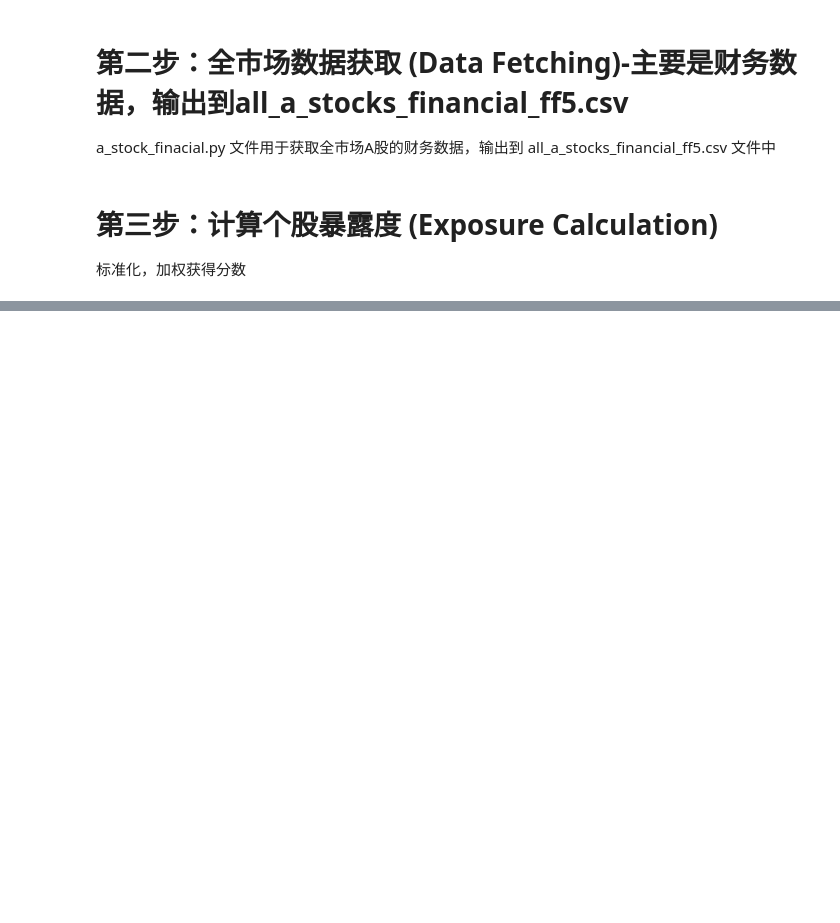
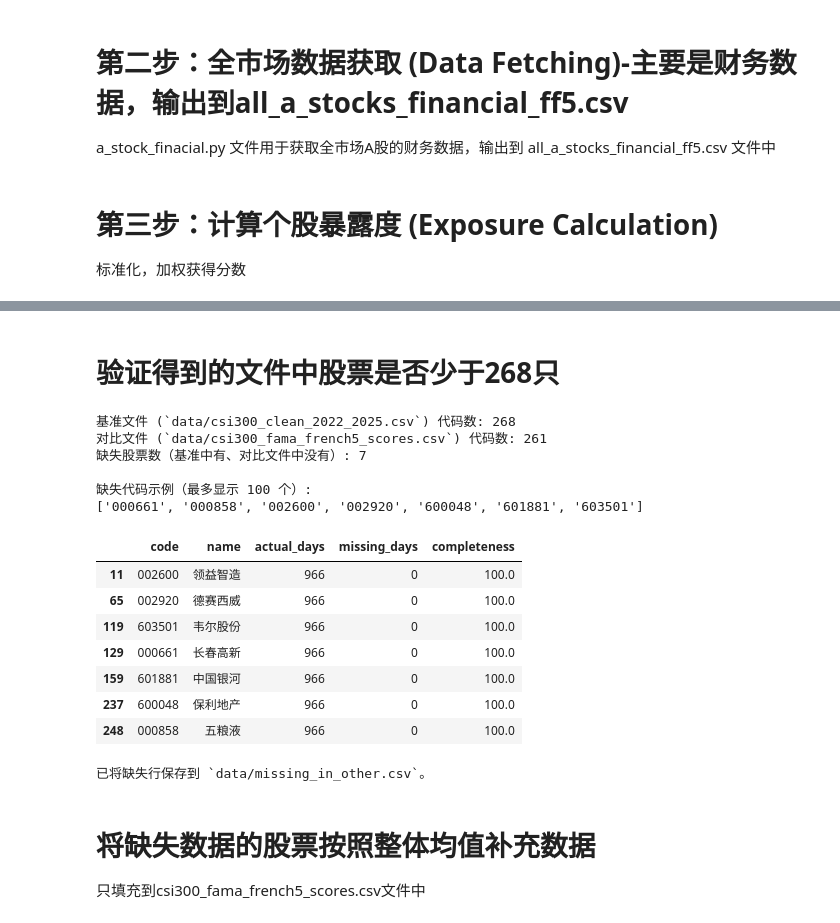
Before and after one commit to supreme-art/Multi-Objetc-Optimize, a Jupyter notebook: get_data_csi300.ipynb, the cells around one changed output, grey strips where cells are left out. Cells and saved outputs as stored; diff of their text form; code cells hidden in the pictures; blank space fills up the shorter version.

```diff
--- a/get_data_csi300.ipynb
+++ b/get_data_csi300.ipynb
@@ -1538,0 +1573,69 @@ if __name__ == "__main__":
+# %% [markdown]
+验证得到的文件中股票是否少于268只
+==========================
+# %%
+# python
+import pandas as pd
+
+# 修改为你的文件路径
+baseline_path = "data/csi300_clean_2022_2025.csv"
+other_path = "data/csi300_fama_french5_scores.csv"   # <- 把这行改为另一个文件的实际路径
+
+# 读取 CSV，强制 code 为字符串，去除首尾空白
+def read_codes(path):
+    df = pd.read_csv(path, dtype=str, keep_default_na=False)
+    # 找到 code 列（大小写容错），否则取第1列作为 code
+    cols = [c for c in df.columns if c.lower() == "code"]
+    if cols:
+        code_col = cols[0]
+    else:
+        code_col = df.columns[0]
+        df = df.rename(columns={code_col: "code"})
+        code_col = "code"
+    df[code_col] = df[code_col].astype(str).str.strip()
+    return df, code_col
+
+baseline_df, baseline_code_col = read_codes(baseline_path)
+other_df, other_code_col = read_codes(other_path)
+
+baseline_codes = set(baseline_df[baseline_code_col].unique())
+other_codes = set(other_df[other_code_col].unique())
+
+missing_codes = sorted(baseline_codes - other_codes)
+
+print(f"基准文件 (`{baseline_path}`) 代码数: {len(baseline_codes)}")
+print(f"对比文件 (`{other_path}`) 代码数: {len(other_codes)}")
+print(f"缺失股票数（基准中有、对比文件中没有）: {len(missing_codes)}")
+
+# 显示缺失代码（前 100 个）
+print("\n缺失代码示例（最多显示 100 个）:")
+print(missing_codes[:100])
+
+# 输出基准中对应缺失代码的完整行
+missing_rows = baseline_df[baseline_df[baseline_code_col].isin(missing_codes)].copy()
+display(missing_rows)  # 在 Jupyter 中展示
+
+# 保存到 CSV
+out_path = "data/missing_in_other.csv"
+missing_rows.to_csv(out_path, index=False, encoding="utf-8-sig")
+print(f"\n已将缺失行保存到 `{out_path}`。")
+# %% [output]
+基准文件 (`data/csi300_clean_2022_2025.csv`) 代码数: 268
+对比文件 (`data/csi300_fama_french5_scores.csv`) 代码数: 261
+缺失股票数（基准中有、对比文件中没有）: 7
+
+缺失代码示例（最多显示 100 个）:
+['000661', '000858', '002600', '002920', '600048', '601881', '603501']
+|  | code | name | actual_days | missing_days | completeness |
+| 11 | 002600 | 领益智造 | 966 | 0 | 100.0 |
+| 65 | 002920 | 德赛西威 | 966 | 0 | 100.0 |
+| 119 | 603501 | 韦尔股份 | 966 | 0 | 100.0 |
+| 129 | 000661 | 长春高新 | 966 | 0 | 100.0 |
+| 159 | 601881 | 中国银河 | 966 | 0 | 100.0 |
+| 237 | 600048 | 保利地产 | 966 | 0 | 100.0 |
+| 248 | 000858 | 五粮液 | 966 | 0 | 100.0 |
+已将缺失行保存到 `data/missing_in_other.csv`。
+# %% [markdown]
+将缺失数据的股票按照整体均值补充数据
+==========================
+只填充到csi300_fama_french5_scores.csv文件中
```
Also changed, not shown: parts of 3 cells of this notebook, 12 other files.
